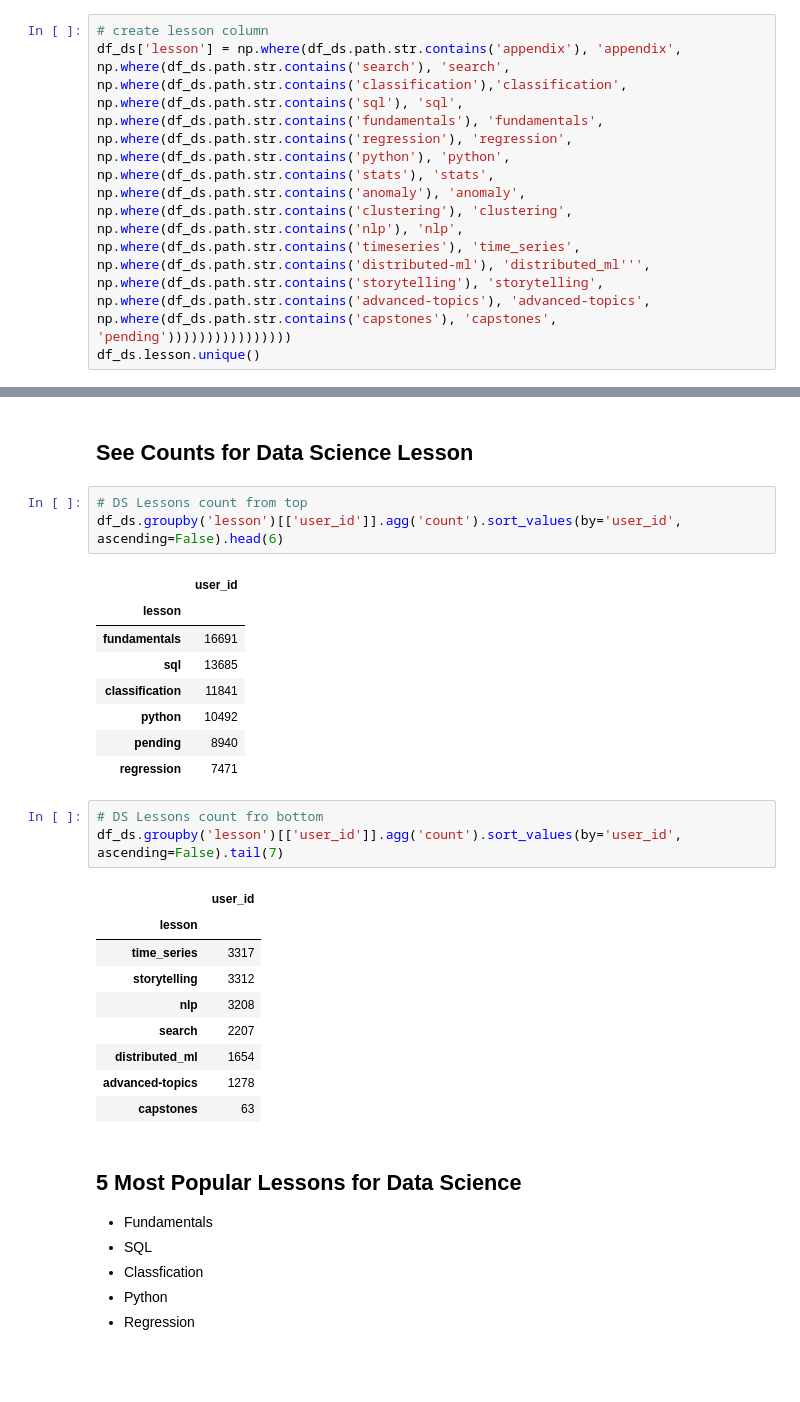
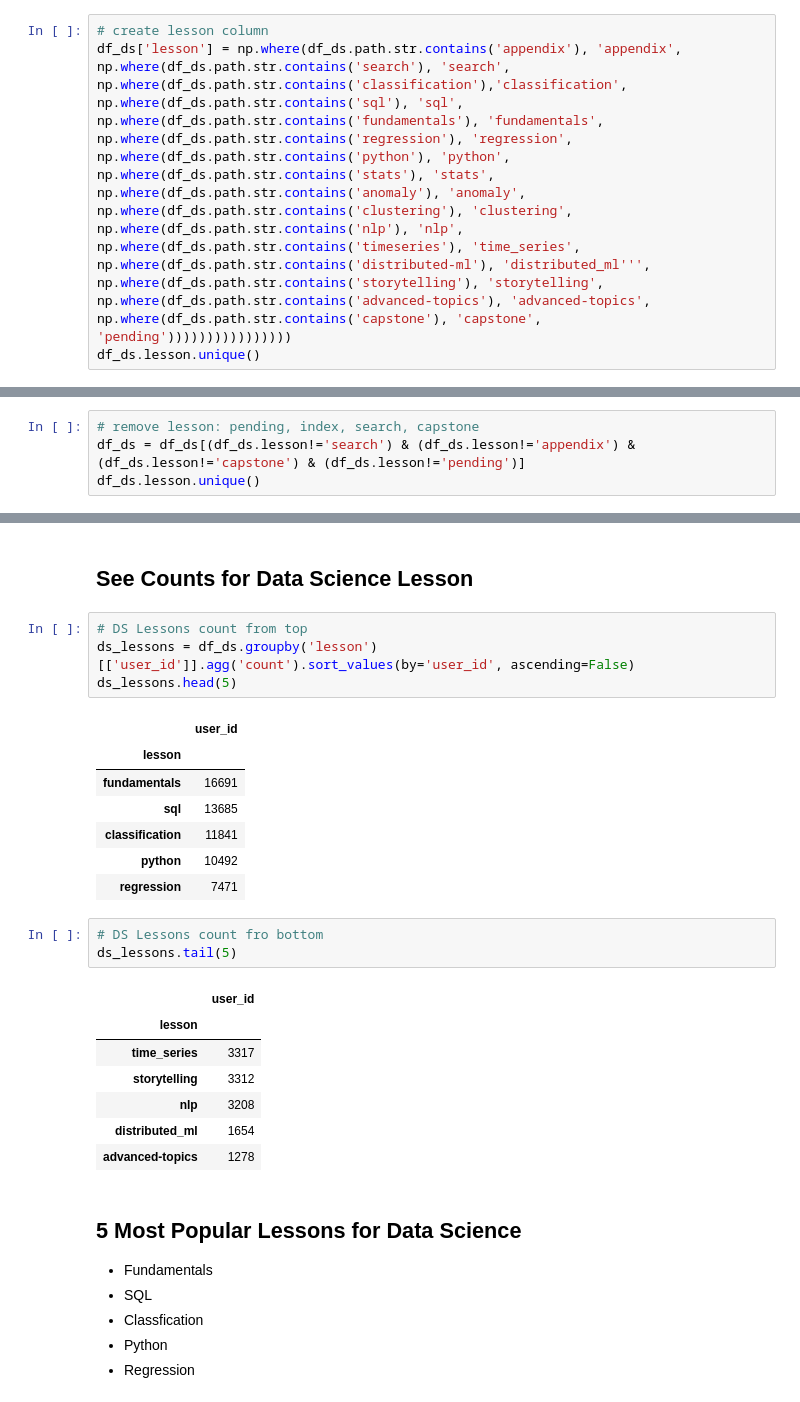
Before and after one commit to daniel-kaniela/anomoly_detection_project, a Jupyter notebook: kan_anomaly_detection_working_copy.ipynb, the cells around one changed output, grey strips where cells are left out. Saved outputs shown, nothing was run; the diff lists cells and outputs as text; blank space fills up the shorter version.

```diff
--- a/kan_anomaly_detection_working_copy.ipynb
+++ b/kan_anomaly_detection_working_copy.ipynb
@@ -149,7 +149,7 @@ np.where(df_ds.path.str.contains('timeseries'), 'time_series',
 np.where(df_ds.path.str.contains('distributed-ml'), 'distributed_ml''',
 np.where(df_ds.path.str.contains('storytelling'), 'storytelling',
 np.where(df_ds.path.str.contains('advanced-topics'), 'advanced-topics',
-np.where(df_ds.path.str.contains('capstones'), 'capstones',
+np.where(df_ds.path.str.contains('capstone'), 'capstone',
 'pending'))))))))))))))))
 df_ds.lesson.unique()
 # %% [output]
@@ -189,3 +189,7 @@ pending_lesson_ds.head(60)
 | compare-means | 2 |
 | Selecting_a_hypothesis_test.svg | 2 |
 | DataToAction_v2.jpg | 2 |
+# %%
+# remove lesson: pending, index, search, capstone
+df_ds = df_ds[(df_ds.lesson!='search') & (df_ds.lesson!='appendix') & (df_ds.lesson!='capstone') & (df_ds.lesson!='pending')]
+df_ds.lesson.unique()
@@ -301,7 +316,8 @@ pending_lesson_wd.head()
 ## See Counts for Data Science Lesson
 # %%
 # DS Lessons count from top
-df_ds.groupby('lesson')[['user_id']].agg('count').sort_values(by='user_id', ascending=False).head(6)
+ds_lessons = df_ds.groupby('lesson')[['user_id']].agg('count').sort_values(by='user_id', ascending=False)
+ds_lessons.head(5)
 # %% [output]
 |  | user_id |
 | lesson |  |
@@ -309,21 +325,18 @@ df_ds.groupby('lesson')[['user_id']].agg('count').sort_values(by='user_id', asce
 | sql | 13685 |
 | classification | 11841 |
 | python | 10492 |
-| pending | 8940 |
 | regression | 7471 |
 # %%
 # DS Lessons count fro bottom
-df_ds.groupby('lesson')[['user_id']].agg('count').sort_values(by='user_id', ascending=False).tail(7)
+ds_lessons.tail(5)
 # %% [output]
 |  | user_id |
 | lesson |  |
 | time_series | 3317 |
 | storytelling | 3312 |
 | nlp | 3208 |
-| search | 2207 |
 | distributed_ml | 1654 |
 | advanced-topics | 1278 |
-| capstones | 63 |
 # %% [markdown]
 ## 5 Most Popular Lessons for Data Science
 - Fundamentals
```
Also changed, not shown: parts of 31 cells of this notebook.
